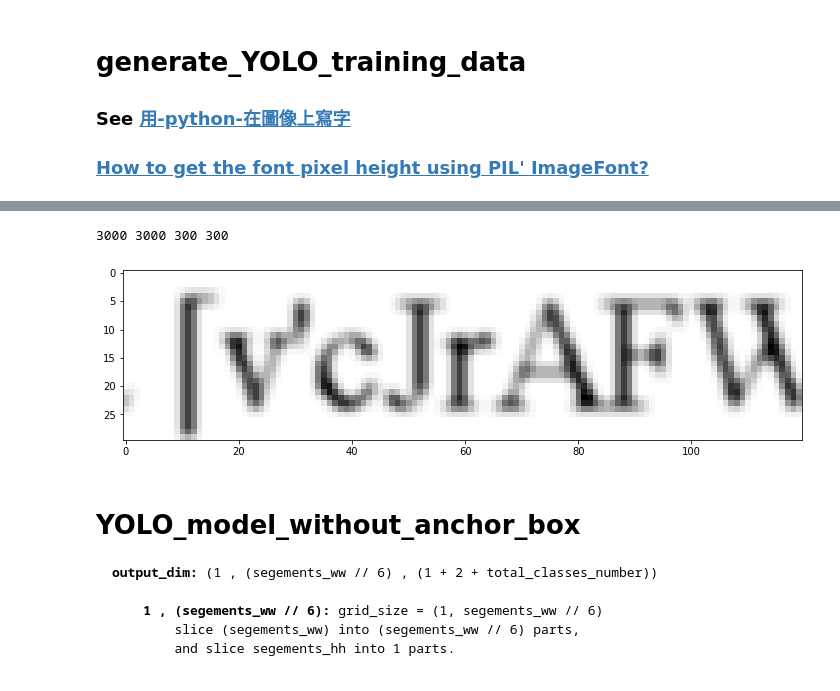
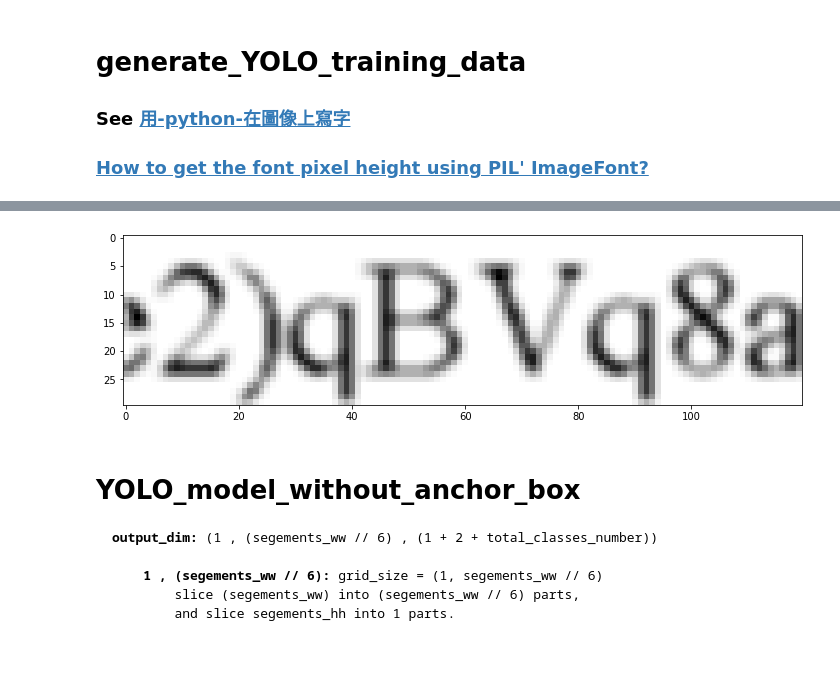
Before and after one commit to kuiyochen/Python_ML_learning, a Jupyter notebook: OCR_test.ipynb, the cells around one changed output, grey strips where cells are left out. Saved outputs shown, nothing was run; the diff lists cells and outputs as text; code cells hidden in the pictures.

```diff
--- a/OCR_test.ipynb
+++ b/OCR_test.ipynb
@@ -472,5 +470,5 @@ def data_generator(train_len = 100, test_len = 10):
 # %%
-for i in range(1):
+for i in range(5):
     x_train_0, y_train_0, x_test_0, y_test_0 = data_generator(train_len = 100, test_len = 10)
 
     if not 'x_train' in vars():
@@ -488,6 +486,7 @@ for i in range(1):
             y_test = y_test_0
             np.savez('numpy_array/training_data.npz', x_train = x_train, y_train = y_train)
             np.savez('numpy_array/testing_data.npz', x_test = x_test, y_test = y_test)
+            print(len(x_train), len(y_train), len(x_test), len(y_test))
             continue
 
     x_train = np.concatenate((x_train, x_train_0), axis=0)
@@ -503,26 +502,27 @@ np.savez('numpy_array/testing_data.npz', x_test = x_test, y_test = y_test)
 # fig, ax = plt.subplots(figsize=(10, 10))
 # ax.imshow(x_train[-1].reshape(segements_hh, segements_ww), interpolation='nearest', cmap='Greys')
 # plt.tight_layout()
-# %% [output]
-3000 3000 300 300
 # %%
-# train = np.load('numpy_array/training_data.npz')
-# test = np.load('numpy_array/testing_data.npz')
-# x_train = train['x_train']
-# y_train = train['y_train']
-# x_test = test['x_test']
-# y_test = test['y_test']
+segements_hh = 30
+segements_ww = 120
+
+train = np.load('numpy_array/training_data.npz')
+test = np.load('numpy_array/testing_data.npz')
+x_train = train['x_train']
+y_train = train['y_train']
+x_test = test['x_test']
+y_test = test['y_test']
 
 # x_train = np.concatenate((x_train, x_train_0), axis=0)
 # y_train = np.concatenate((y_train, y_train_0), axis=0)
 # x_test = np.concatenate((x_test, x_test_0), axis=0)
 # y_test = np.concatenate((y_test, y_test_0), axis=0)
 
 fig, ax = plt.subplots(figsize=(10, 10))
 ax.imshow(x_train[-1].reshape(segements_hh, segements_ww), interpolation='nearest', cmap='Greys')
 plt.tight_layout()
 # %% [output]
-[figure, old version]
+[figure, new version]
 # %%
 # np.savez('numpy_array/training_data.npz', x_train = x_train, y_train = y_train)
 # np.savez('numpy_array/testing_data.npz', x_test = x_test, y_test = y_test)
```
Also changed, not shown: parts of 8 cells of this notebook, 1 other file.
